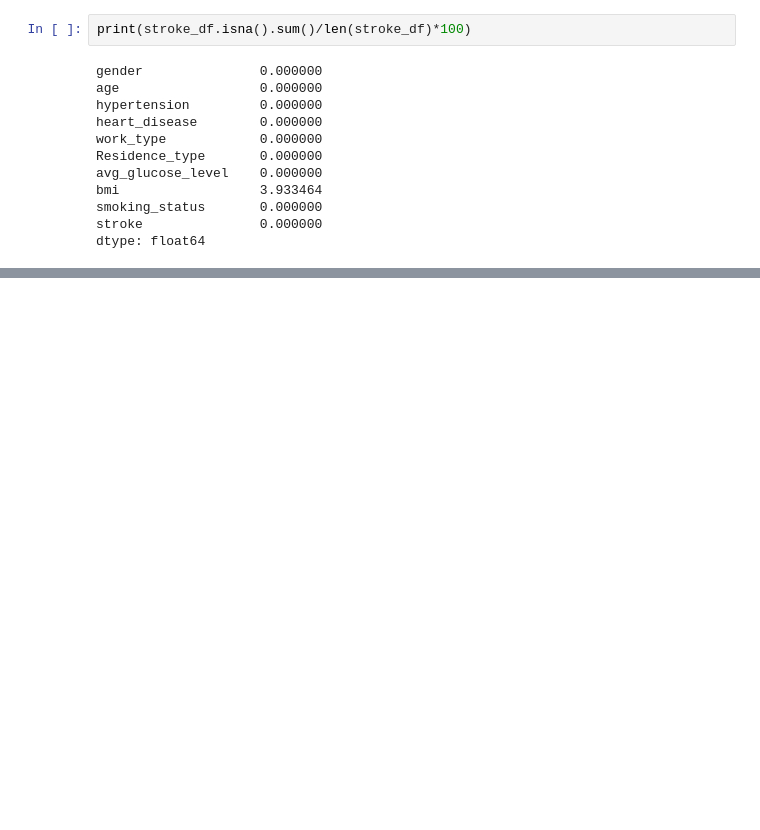
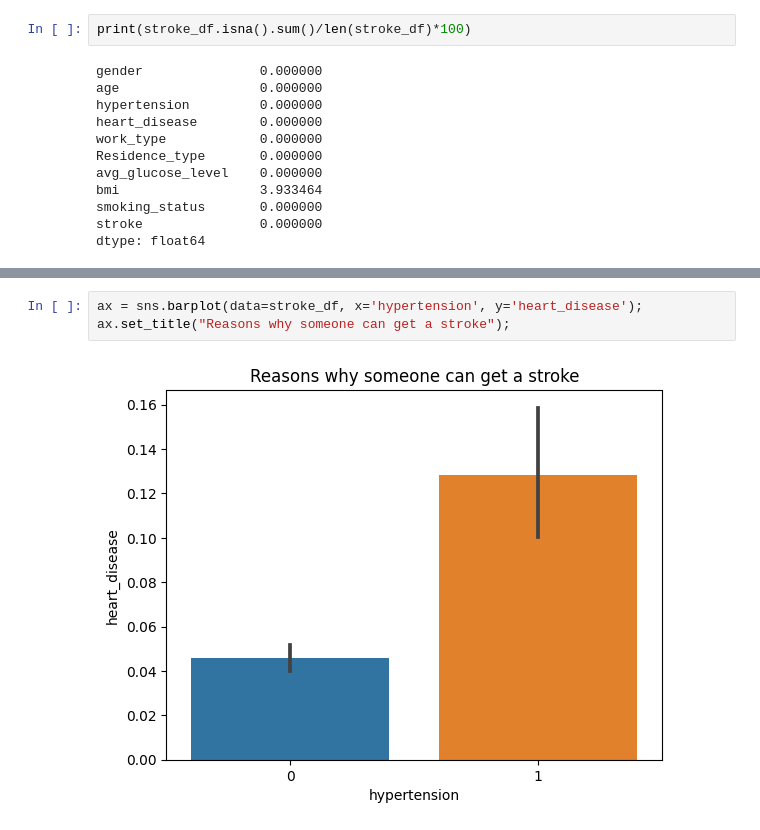
Before and after one commit to CatDawn29/Catherine-Project-2.0, a Jupyter notebook: Tippins_Project_2.ipynb, the cells around one changed output, grey strips where cells are left out. Saved outputs shown, nothing was run; the diff lists cells and outputs as text; blank space fills up the shorter version.

```diff
--- a/Tippins_Project_2.ipynb
+++ b/Tippins_Project_2.ipynb
@@ -303,0 +315,5 @@ dtype: float64
+# %%
+ax = sns.barplot(data=stroke_df, x='hypertension', y='heart_disease');
+ax.set_title("Reasons why someone can get a stroke");
+# %% [output]
+[figure, added]
```
Also changed, not shown: parts of 5 cells of this notebook.
